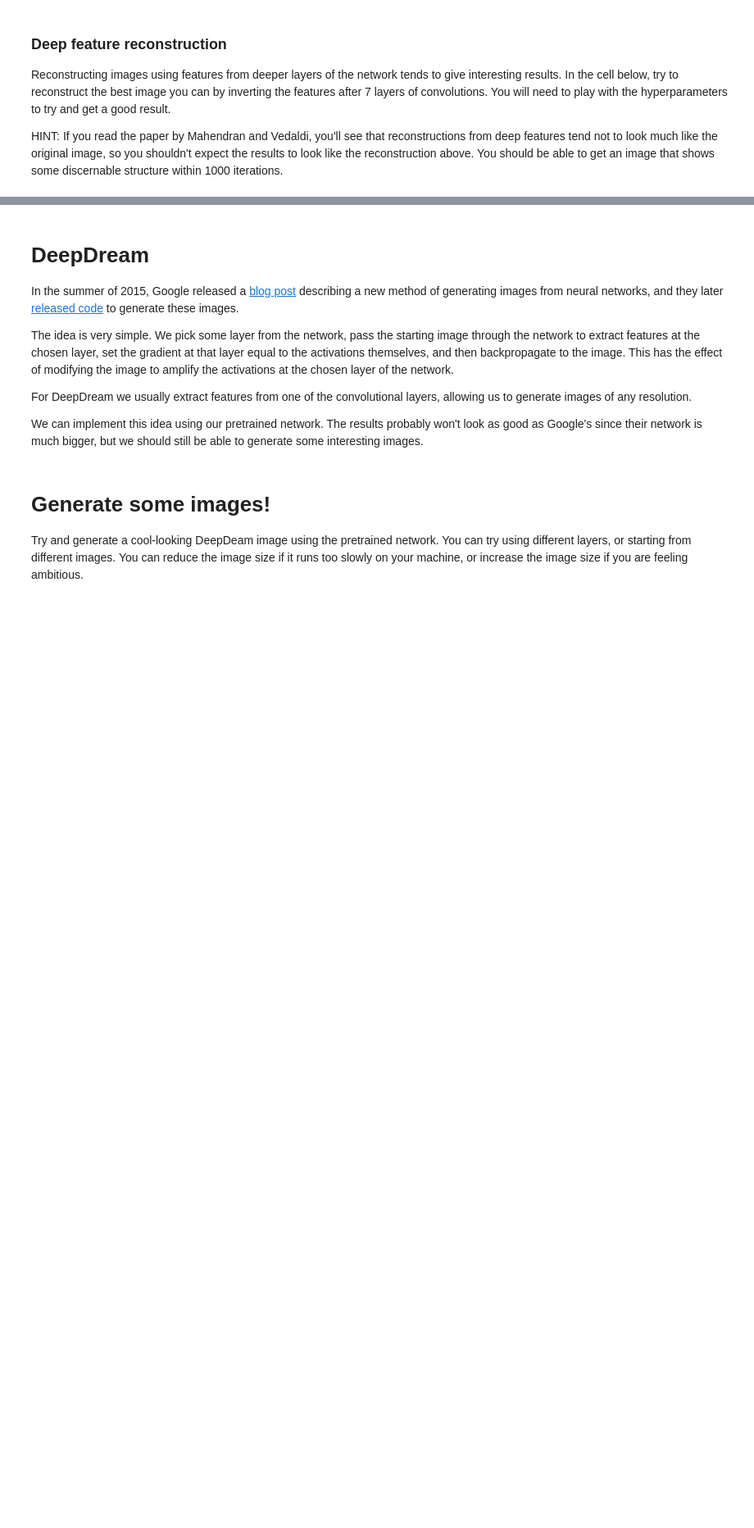
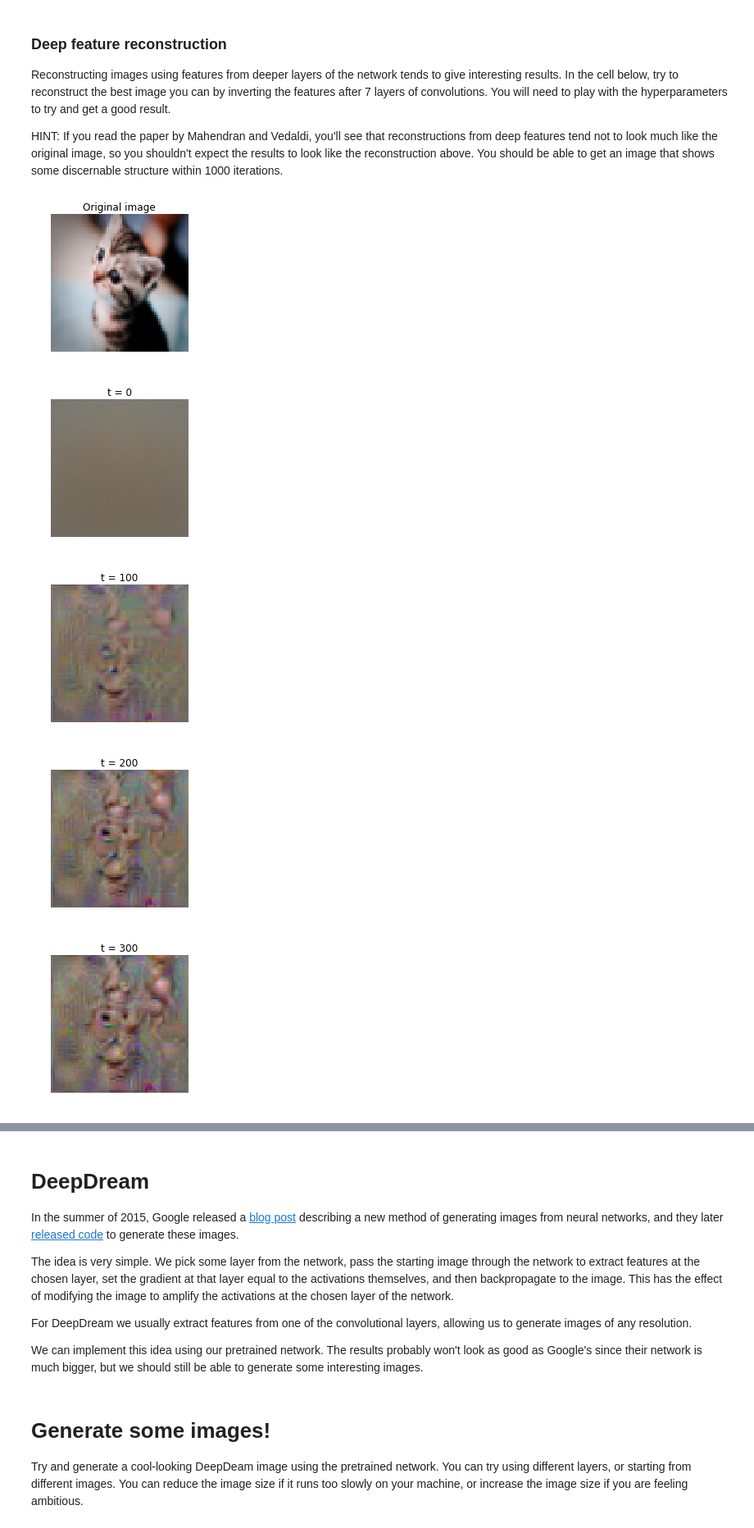
Before and after one commit to mxmn/cnn_cs231n, a Jupyter notebook: assignment3/ImageGeneration.ipynb, the cells around one changed output, grey strips where cells are left out. Shown: that part at 82% size. Drawn from its saved outputs; the diff is of its cells as text; code cells hidden in the pictures; blank space fills up the shorter version.

Commit message:
Feature Inversion image generation

```diff
--- a/assignment3/ImageGeneration.ipynb
+++ b/assignment3/ImageGeneration.ipynb
@@ -212,7 +212,9 @@ def invert_features(target_feats, layer, model, **kwargs):
     # large pixel values in the generated image using the l2_reg parameter;    #
     # then update the generated image using the learning_rate from above.      #
     ############################################################################
-    pass
+    ftr, cache = model.forward(X, end=layer)
+    dx, _ = model.backward(ftr - target_feats, cache)
+    X -= learning_rate * (dx + l2_reg*X)
     ############################################################################
     #                             END OF YOUR CODE                             #
     ############################################################################
@@ -268,28 +277,36 @@ HINT: If you read the paper by Mahendran and Vedaldi, you'll see that reconstruc
 # %%
 filename = 'kitten.jpg'
 layer = 6 # layers start from 0 so these are features after 7 convolutions
 img = imresize(imread(filename), (64, 64))
 
 plt.imshow(img)
 plt.gcf().set_size_inches(3, 3)
 plt.title('Original image')
 plt.axis('off')
 plt.show()
 
 # Preprocess the image before passing it to the network:
 # subtract the mean, add a dimension, etc
 img_pre = preprocess_image(img, data['mean_image'])
 
 # Extract features from the image
 feats, _ = model.forward(img_pre, end=layer)
 
+
+
 # Invert the features
 # You will need to play with these parameters.
 kwargs = {
   'num_iterations': 1000,
-  'learning_rate': 0,
-  'l2_reg': 0,
+  'learning_rate': 20000,
+  'l2_reg': 1e-8,
   'show_every': 100,
-  'blur_every': 0,
+  'blur_every': 25,
 }
 X = invert_features(feats, layer, model, **kwargs)
+# %% [output]
+[figure, added]
+[figure, added]
+[figure, added]
+[figure, added]
+[figure, added]
```
Also changed, not shown: parts of 2 cells of this notebook, 1 other file.
